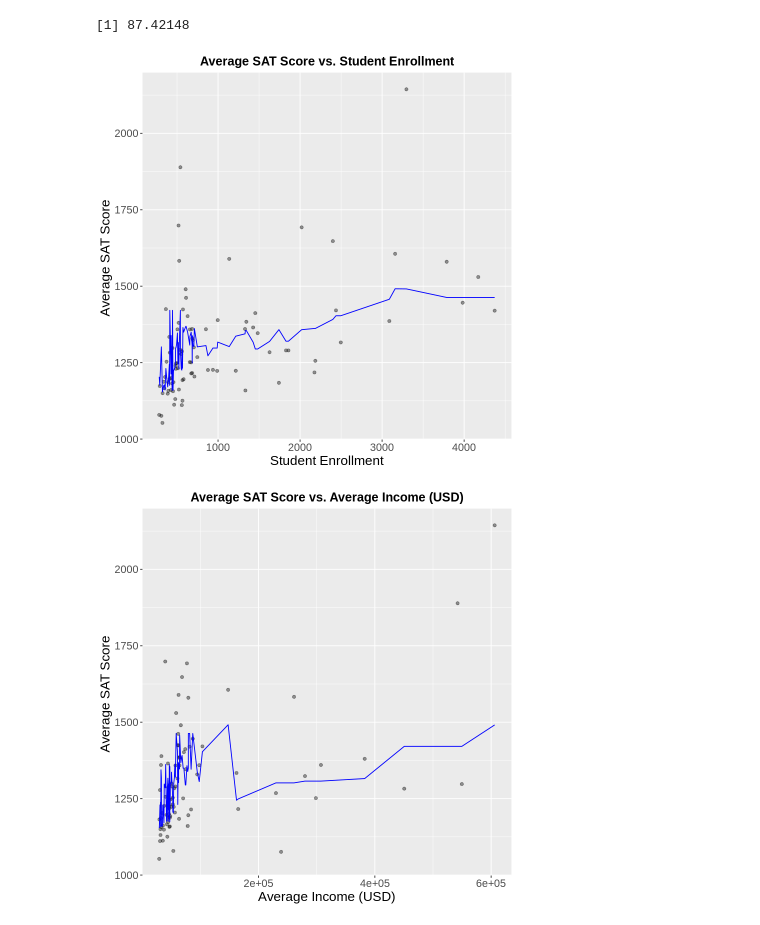
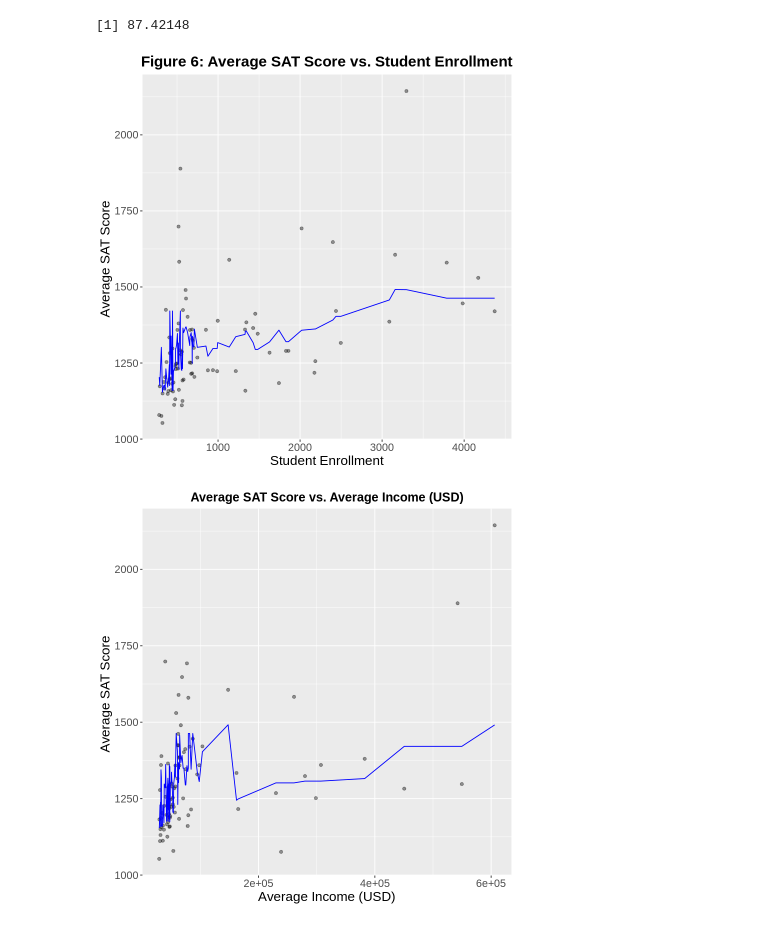
Before and after one commit to emi31770/DSCI-Project, a Jupyter notebook: Project.ipynb, the cells around one changed output. Cells and saved outputs as stored; diff of their text form; code cells hidden in the pictures.

```diff
--- a/Project.ipynb
+++ b/Project.ipynb
@@ -388,23 +324,23 @@ sat_rmspe
 # %%
 options(repr.plot.width = 7, repr.plot.height = 7)
 
 sat_preds <- sat_fit %>%
                     predict(sat_training) %>%
                     bind_cols(sat_training)
 
 sat_students_plot <- ggplot(sat_preds, aes(x = Student.Enrollment, y = total_score_avg)) +
                 geom_point(alpha = 0.4) +
                 geom_line(data = sat_preds, aes(x = Student.Enrollment, y = .pred), color = 'blue') +
-                ggtitle("Average SAT Score vs. Student Enrollment") +
+                ggtitle("Figure 6: Average SAT Score vs. Student Enrollment") +
                 theme(plot.title = element_text(size = 18)) +
                 theme(plot.title = element_text(face = "bold")) +
                 theme(plot.title = element_text(hjust = 0.5)) +
                 labs(x = "Student Enrollment", y = "Average SAT Score ") +
                 theme(text = element_text(size = 16))
 
 sat_students_plot
 # %% [output]
-[figure, old version]
+[figure, new version]
 # %%
 options(repr.plot.width = 7, repr.plot.height = 7)
 
```
Also changed, not shown: parts of 11 cells of this notebook.
